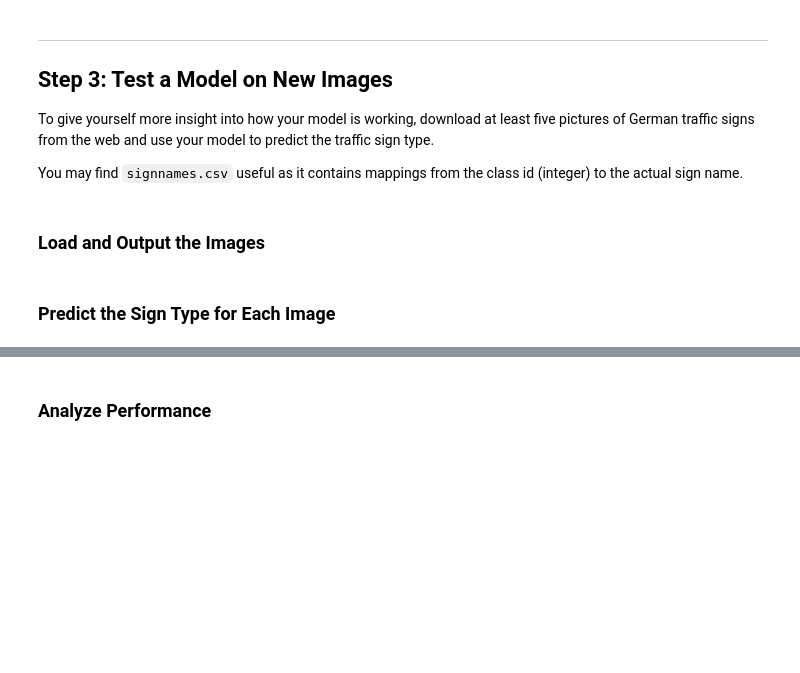
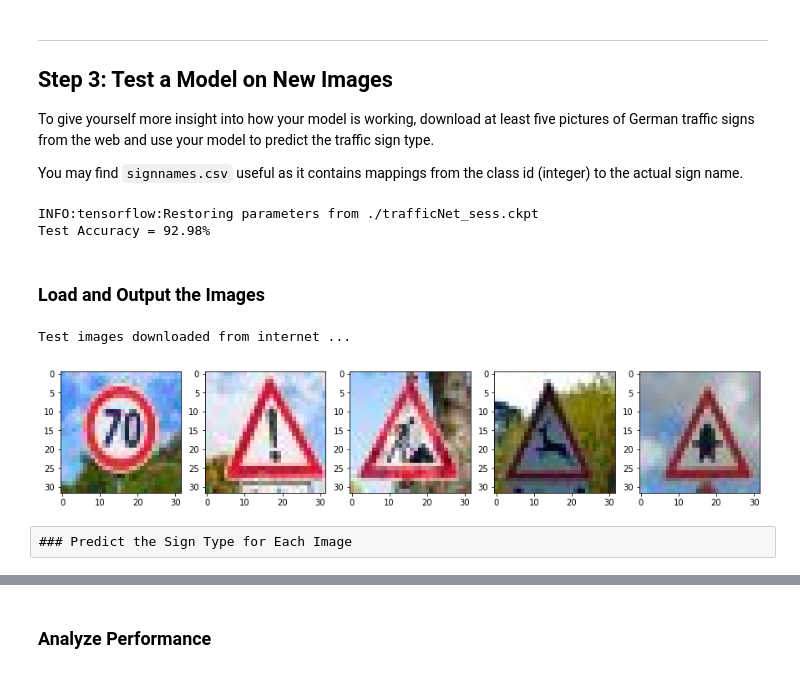
Before and after one commit to harshnandan/CarND-Traffic-Sign-Classifier-Proj, a Jupyter notebook: Traffic_Sign_Classifier.ipynb, the cells around one changed output, grey strips where cells are left out. Drawn from its saved outputs; the diff is of its cells as text; code cells hidden in the pictures; blank space fills up the shorter version.

```diff
--- a/Traffic_Sign_Classifier.ipynb
+++ b/Traffic_Sign_Classifier.ipynb
@@ -447,5 +456,17 @@ NameError: name 'predict_cv' is not defined
 To give yourself more insight into how your model is working, download at least five pictures of German traffic signs from the web and use your model to predict the traffic sign type.
 
 You may find `signnames.csv` useful as it contains mappings from the class id (integer) to the actual sign name.
+# %%
+#Run through test data
+
+
+with tf.Session() as sess:
+    sess.run(tf.global_variables_initializer())
+    saver.restore(sess, './trafficNet_sess.ckpt')
+    test_accuracy = evaluation(X_test, y_test)
+    print("Test Accuracy = {:.2f}%".format(test_accuracy['accuracy']*100))
+# %% [output]
+INFO:tensorflow:Restoring parameters from ./trafficNet_sess.ckpt
+Test Accuracy = 92.98%
 # %% [markdown]
 ### Load and Output the Images
@@ -455,2 +472,0 @@ You may find `signnames.csv` useful as it contains mappings from the class id (i
-# %% [markdown]
-### Predict the Sign Type for Each Image
@@ -460,0 +473,23 @@ You may find `signnames.csv` useful as it contains mappings from the class id (i
+# %%
+import os
+
+fileList = os.listdir("new_test_image/")
+numFig = len(fileList)
+test_images = np.uint8(np.zeros((numFig,32,32,3)))
+label = np.uint8(np.zeros((numFig,0)))
+
+plt.figure(figsize=(15, 5))
+
+print("Test images downloaded from internet ...")
+for figIdx, fileName in enumerate(fileList):
+    # read image
+    img = cv2.imread('./new_test_image/' + fileName)
+    RGB_img = cv2.cvtColor(img, cv2.COLOR_BGR2RGB)
+    test_images[figIdx] = RGB_img
+    plt.subplot(1, 5, figIdx+1)
+    plt.imshow(RGB_img)
+# %% [output]
+Test images downloaded from internet ...
+[figure, added]
+# %% [raw]
+### Predict the Sign Type for Each Image
```
Also changed, not shown: parts of 7 cells of this notebook, 9 other files.
